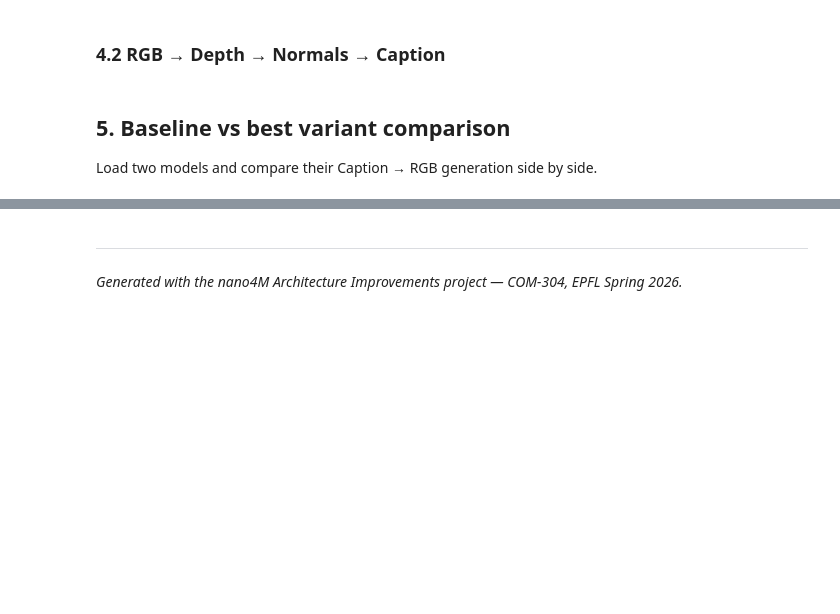
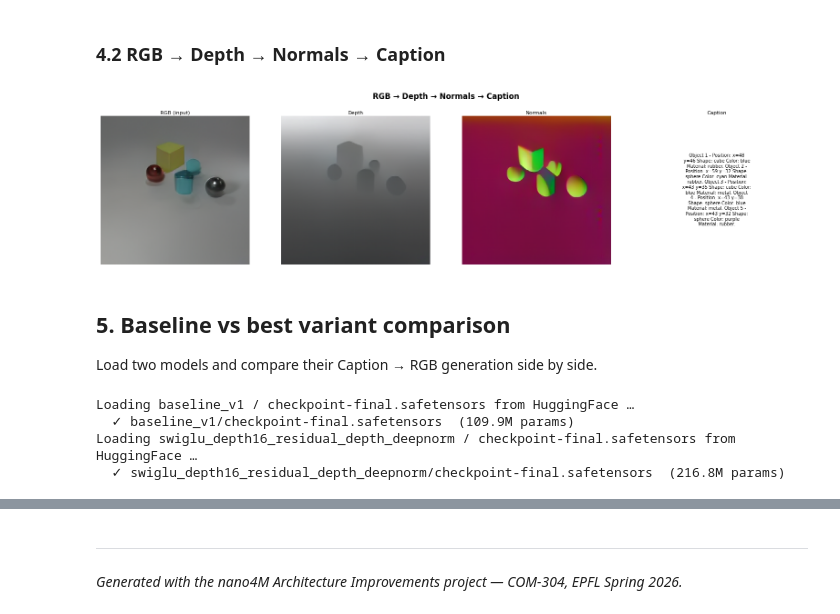
Before and after one commit to Atomium90/nano4M-architectural-improvements, a Jupyter notebook: demo.ipynb, the cells around one changed output, grey strips where cells are left out. Saved outputs shown, nothing was run; the diff lists cells and outputs as text; code cells hidden in the pictures; blank space fills up the shorter version.

```diff
--- a/demo.ipynb
+++ b/demo.ipynb
@@ -40,16 +43,18 @@ print(f"Device: {device}")
 # %%
-import getpass
 from huggingface_hub import snapshot_download
 from cosmos_tokenizer.image_lib import ImageTokenizer
 
-TOKENIZER_DIR = f"/scratch/{getpass.getuser()}/nano4M/tokenizers/Cosmos-0.1-Tokenizer-DI16x16"
+TOKENIZER_CACHE = Path.home() / '.cache' / 'cosmos_tokenizer' / 'Cosmos-0.1-Tokenizer-DI16x16'
 
-if not Path(TOKENIZER_DIR).exists():
-    print(f"Downloading Cosmos tokenizer to {TOKENIZER_DIR} ...")
-    snapshot_download(repo_id='nvidia/Cosmos-0.1-Tokenizer-DI16x16', local_dir=TOKENIZER_DIR)
+if not TOKENIZER_CACHE.exists():
+    print('Downloading Cosmos tokenizer …')
+    snapshot_download(
+        repo_id='nvidia/Cosmos-0.1-Tokenizer-DI16x16',
+        local_dir=str(TOKENIZER_CACHE),
+    )
 
 image_tokenizer = ImageTokenizer(
-    checkpoint_enc=f"{TOKENIZER_DIR}/encoder.jit",
-    checkpoint_dec=f"{TOKENIZER_DIR}/decoder.jit",
+    checkpoint_enc=str(TOKENIZER_CACHE / 'encoder.jit'),
+    checkpoint_dec=str(TOKENIZER_CACHE / 'decoder.jit'),
 ).to(device)
-print("Tokenizer ready.")
+print('Tokenizer ready.')
@@ -204,27 +289,29 @@ plt.show()
 # %%
 SAMPLE_IDX = 7
 
-x_tok, x_pos, x_mod = construct_input(SAMPLE_IDX, "tok_rgb@256")
+x_tok, x_pos, x_mod = construct_input(SAMPLE_IDX, 'tok_rgb@256')
 
 targets = [
-    ("tok_rgb@256",   "RGB (input)",   None,  None,  None),
-    ("tok_depth@256", "Depth",          64,   0.7,   0.9),
-    ("tok_normal@256","Normals",        64,   0.7,   0.9),
-    ("scene_desc",    "Caption",       128,   0.7,   0.9),
+    ('tok_rgb@256',   'RGB (input)', None, None, None),
+    ('tok_depth@256', 'Depth',        64,  0.7,  0.9),
+    ('tok_normal@256','Normals',      64,  0.7,  0.9),
+    ('scene_desc',    'Caption',     128,  0.7,  0.9),
 ]
 
 fig, axes = plt.subplots(1, len(targets), figsize=(4*len(targets), 4))
-fig.suptitle("RGB → Depth → Normals → Caption", fontsize=13, fontweight="bold")
+fig.suptitle('RGB → Depth → Normals → Caption', fontsize=12, fontweight='bold')
 
 for col, (tmod, label, steps, temp, top_p) in enumerate(targets):
     if steps is None:
-        show_token(x_tok, tmod, ax=axes[col], title=label)
+        show_modality(x_tok, tmod, axes[col], label)
     else:
         pred, x_tok, x_pos, x_mod = generate(model, x_tok, x_pos, x_mod,
-                                               tmod, steps, temp, top_p)
-        show_token(pred, tmod, ax=axes[col], title=label)
+                                              tmod, steps, temp, top_p)
+        show_modality(pred, tmod, axes[col], label)
 plt.tight_layout()
 plt.show()
+# %% [output]
+[figure, added]
 # %% [markdown]
 ## 5. Baseline vs best variant comparison
 
@@ -243 +319,9 @@ model_best     = load_model(BEST_CKPT,       BEST_CONFIG)
+# %%
+model_baseline = load_model_from_hf('baseline_v1')
+model_best     = load_model_from_hf('swiglu_depth16_residual_depth_deepnorm')
+# %% [output]
+Loading baseline_v1 / checkpoint-final.safetensors from HuggingFace …
+  ✓ baseline_v1/checkpoint-final.safetensors  (109.9M params)
+Loading swiglu_depth16_residual_depth_deepnorm / checkpoint-final.safetensors from HuggingFace …
+  ✓ swiglu_depth16_residual_depth_deepnorm/checkpoint-final.safetensors  (216.8M params)
 # %%
```
Also changed, not shown: parts of 22 cells of this notebook.
